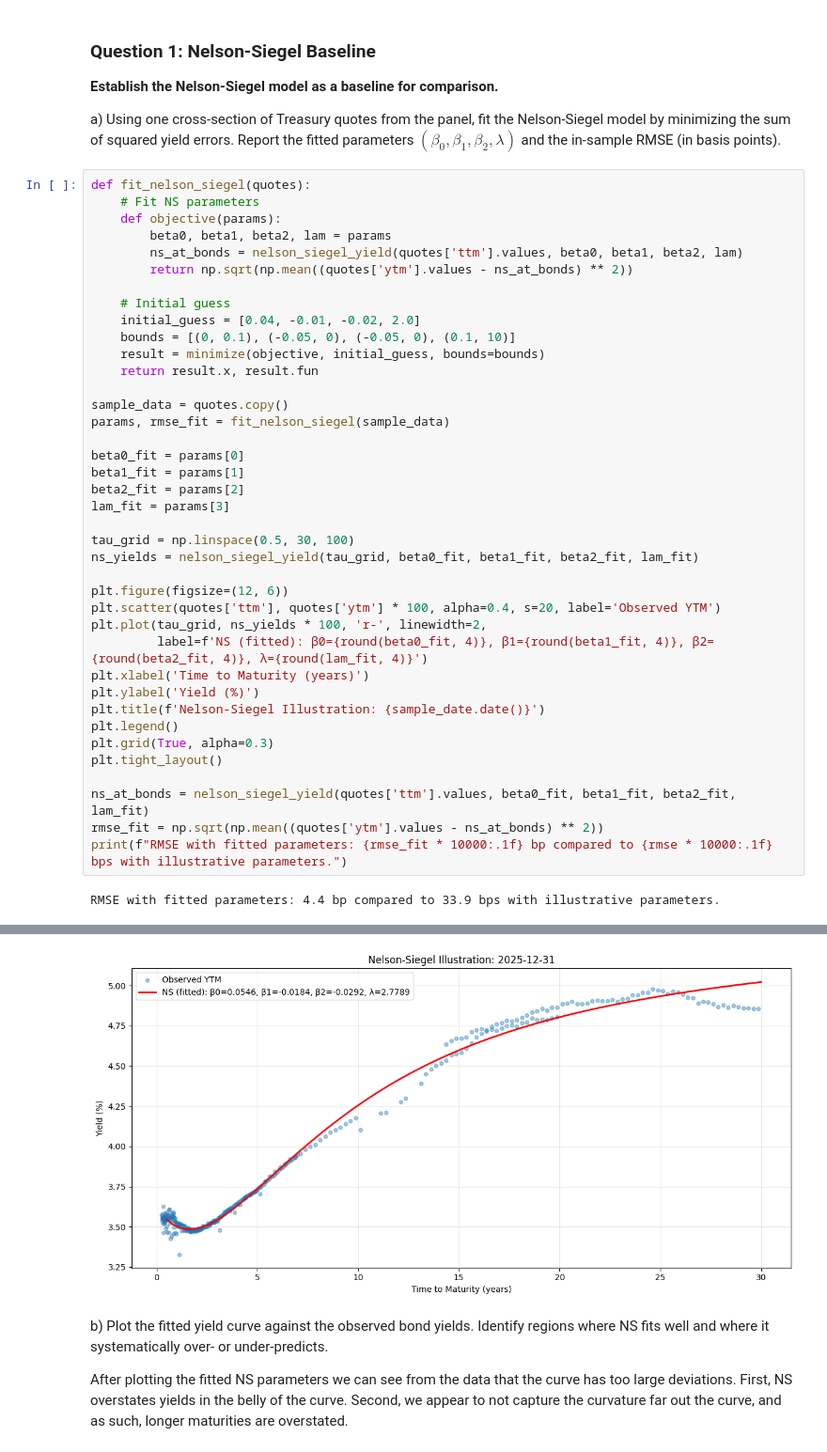
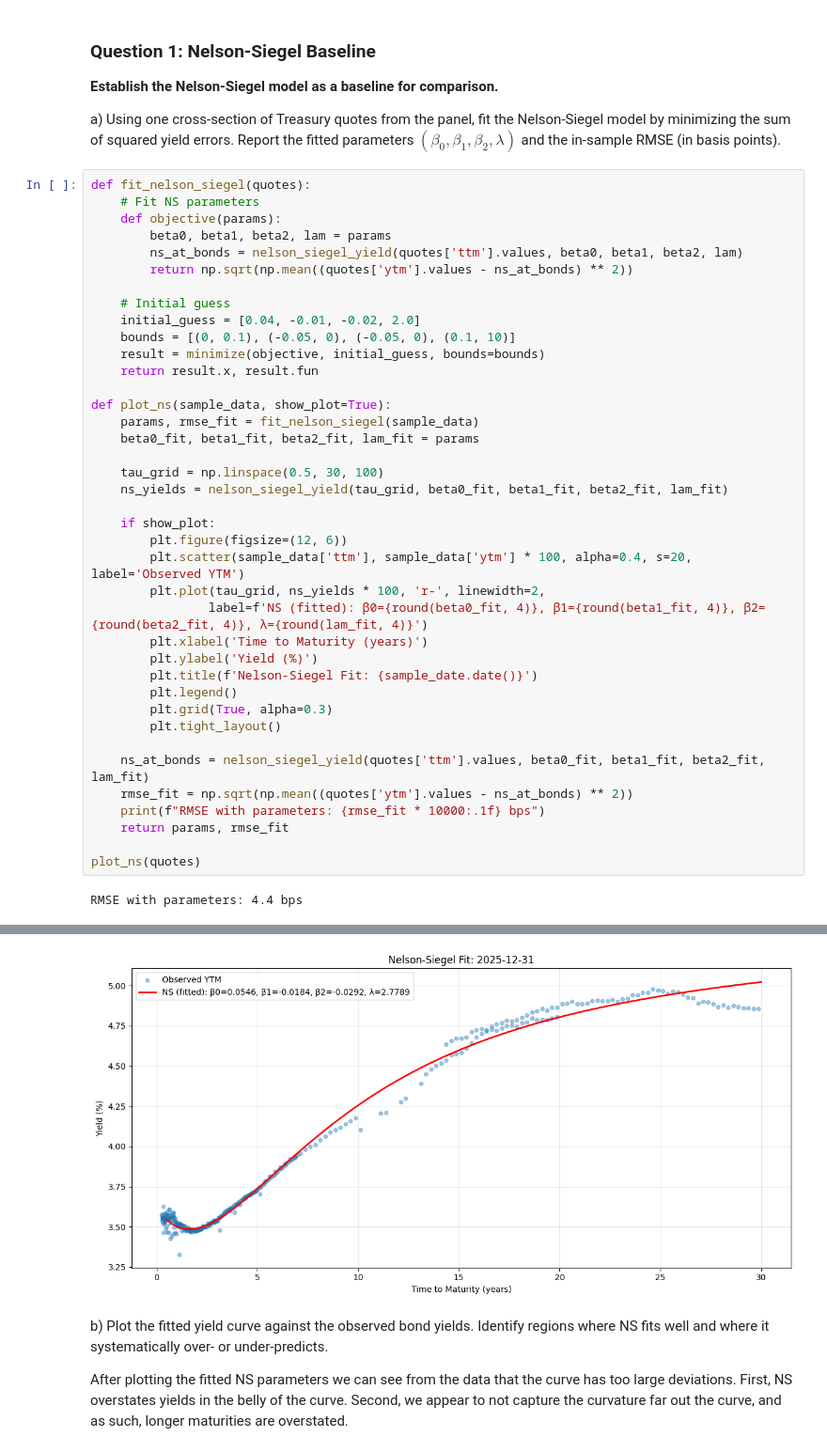
Before and after one commit to AdithSrinivasan/treasury-curve-models, a Jupyter notebook: curve.ipynb, the cells around one changed output, grey strips where cells are left out. Shown at 94% size. Saved outputs shown, nothing was run; the diff lists cells and outputs as text.

```diff
--- a/curve.ipynb
+++ b/curve.ipynb
@@ -297,30 +297,30 @@ def fit_nelson_siegel(quotes):
     result = minimize(objective, initial_guess, bounds=bounds)
     return result.x, result.fun
 
-sample_data = quotes.copy()
-params, rmse_fit = fit_nelson_siegel(sample_data)
+def plot_ns(sample_data, show_plot=True):
+    params, rmse_fit = fit_nelson_siegel(sample_data)
+    beta0_fit, beta1_fit, beta2_fit, lam_fit = params
 
-beta0_fit = params[0]
-beta1_fit = params[1]
-beta2_fit = params[2]
-lam_fit = params[3]
+    tau_grid = np.linspace(0.5, 30, 100)
+    ns_yields = nelson_siegel_yield(tau_grid, beta0_fit, beta1_fit, beta2_fit, lam_fit)
 
-tau_grid = np.linspace(0.5, 30, 100)
-ns_yields = nelson_siegel_yield(tau_grid, beta0_fit, beta1_fit, beta2_fit, lam_fit)
+    if show_plot:
+        plt.figure(figsize=(12, 6))
+        plt.scatter(sample_data['ttm'], sample_data['ytm'] * 100, alpha=0.4, s=20, label='Observed YTM')
+        plt.plot(tau_grid, ns_yields * 100, 'r-', linewidth=2,
+                label=f'NS (fitted): β0={round(beta0_fit, 4)}, β1={round(beta1_fit, 4)}, β2={round(beta2_fit, 4)}, λ={round(lam_fit, 4)}')
+        plt.xlabel('Time to Maturity (years)')
+        plt.ylabel('Yield (%)')
+        plt.title(f'Nelson-Siegel Fit: {sample_date.date()}')
+        plt.legend()
+        plt.grid(True, alpha=0.3)
+        plt.tight_layout()
 
-plt.figure(figsize=(12, 6))
-plt.scatter(quotes['ttm'], quotes['ytm'] * 100, alpha=0.4, s=20, label='Observed YTM')
-plt.plot(tau_grid, ns_yields * 100, 'r-', linewidth=2,
-         label=f'NS (fitted): β0={round(beta0_fit, 4)}, β1={round(beta1_fit, 4)}, β2={round(beta2_fit, 4)}, λ={round(lam_fit, 4)}')
-plt.xlabel('Time to Maturity (years)')
-plt.ylabel('Yield (%)')
-plt.title(f'Nelson-Siegel Illustration: {sample_date.date()}')
-plt.legend()
-plt.grid(True, alpha=0.3)
-plt.tight_layout()
+    ns_at_bonds = nelson_siegel_yield(quotes['ttm'].values, beta0_fit, beta1_fit, beta2_fit, lam_fit)
+    rmse_fit = np.sqrt(np.mean((quotes['ytm'].values - ns_at_bonds) ** 2))
+    print(f"RMSE with parameters: {rmse_fit * 10000:.1f} bps")
+    return params, rmse_fit
 
-ns_at_bonds = nelson_siegel_yield(quotes['ttm'].values, beta0_fit, beta1_fit, beta2_fit, lam_fit)
-rmse_fit = np.sqrt(np.mean((quotes['ytm'].values - ns_at_bonds) ** 2))
-print(f"RMSE with fitted parameters: {rmse_fit * 10000:.1f} bp compared to {rmse * 10000:.1f} bps with illustrative parameters.")
+plot_ns(quotes)
 # %% [output]
-RMSE with fitted parameters: 4.4 bp compared to 33.9 bps with illustrative parameters.
+RMSE with parameters: 4.4 bps
@@ -327,4 +329,4 @@ RMSE with fitted parameters: 4.4 bp compared to 33.9 bps with illustrative param
-[figure, old version]
+[figure, new version]
 # %% [markdown]
 b) Plot the fitted yield curve against the observed bond yields. Identify regions where NS fits well and where it systematically over- or under-predicts.
 
```
Also changed, not shown: parts of 16 cells of this notebook.
